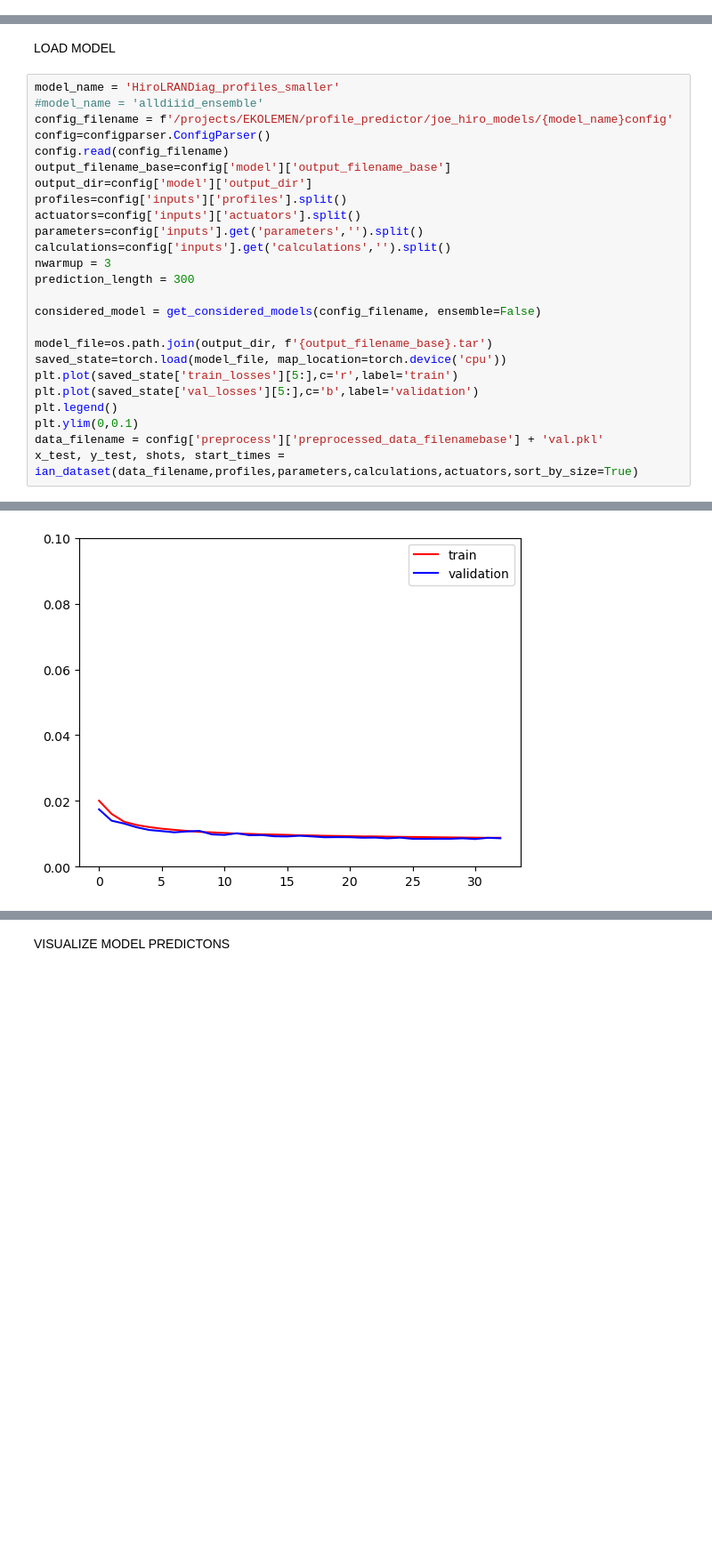
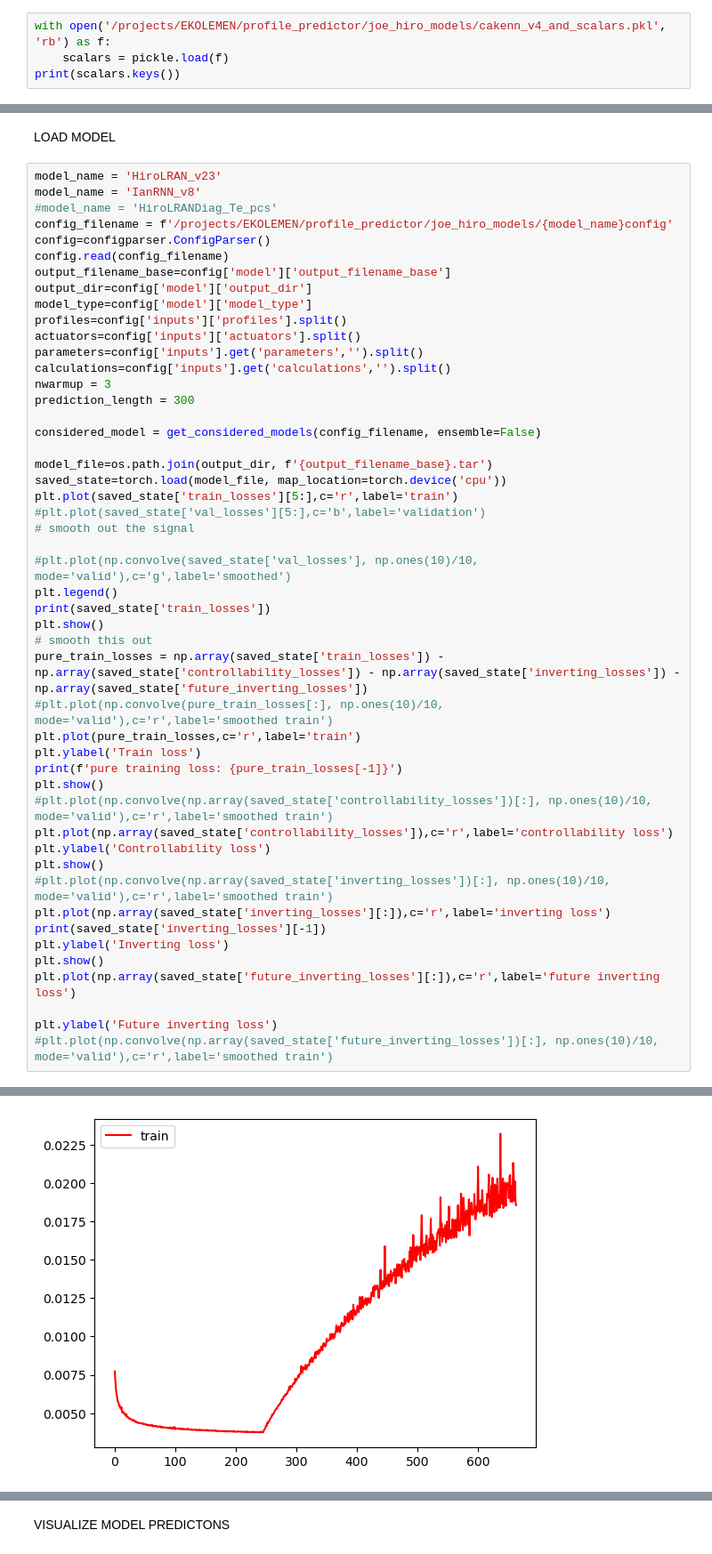
Before and after one commit to PlasmaControl/PlasmaEvolution, a Jupyter notebook: prediction_plotter.ipynb, the cells around one changed output, grey strips where cells are left out. Shown at 89% size. Cells and saved outputs as stored; diff of their text form; blank space fills up the shorter version.

Commit message:
updated prediction plotter for LRAN. To be cleaned up

```diff
--- a/prediction_plotter.ipynb
+++ b/prediction_plotter.ipynb
@@ -12,0 +18,4 @@ import os
+# %%
+with open('/projects/EKOLEMEN/profile_predictor/joe_hiro_models/cakenn_v4_and_scalars.pkl', 'rb') as f:
+    scalars = pickle.load(f)
+print(scalars.keys())
@@ -23,13 +46,15 @@ plt.rcParams.update({
 # %% [markdown]
 LOAD MODEL
 # %%
-model_name = 'HiroLRANDiag_profiles_smaller'
-#model_name = 'alldiiid_ensemble'
+model_name = 'HiroLRAN_v23'
+model_name = 'IanRNN_v8'
+#model_name = 'HiroLRANDiag_Te_pcs'
 config_filename = f'/projects/EKOLEMEN/profile_predictor/joe_hiro_models/{model_name}config'
 config=configparser.ConfigParser()
 config.read(config_filename)
 output_filename_base=config['model']['output_filename_base']
 output_dir=config['model']['output_dir']
+model_type=config['model']['model_type']
 profiles=config['inputs']['profiles'].split()
 actuators=config['inputs']['actuators'].split()
 parameters=config['inputs'].get('parameters','').split()
@@ -42,9 +67,31 @@ considered_model = get_considered_models(config_filename, ensemble=False)
 model_file=os.path.join(output_dir, f'{output_filename_base}.tar')
 saved_state=torch.load(model_file, map_location=torch.device('cpu'))
 plt.plot(saved_state['train_losses'][5:],c='r',label='train')
-plt.plot(saved_state['val_losses'][5:],c='b',label='validation')
+#plt.plot(saved_state['val_losses'][5:],c='b',label='validation')
+# smooth out the signal
+
+#plt.plot(np.convolve(saved_state['val_losses'], np.ones(10)/10, mode='valid'),c='g',label='smoothed')
 plt.legend()
-plt.ylim(0,0.1)
-data_filename = config['preprocess']['preprocessed_data_filenamebase'] + 'val.pkl'
-x_test, y_test, shots, start_times = ian_dataset(data_filename,profiles,parameters,calculations,actuators,sort_by_size=True)
+print(saved_state['train_losses'])
+plt.show()
+# smooth this out
+pure_train_losses = np.array(saved_state['train_losses']) - np.array(saved_state['controllability_losses']) - np.array(saved_state['inverting_losses']) - np.array(saved_state['future_inverting_losses'])
+#plt.plot(np.convolve(pure_train_losses[:], np.ones(10)/10, mode='valid'),c='r',label='smoothed train')
+plt.plot(pure_train_losses,c='r',label='train')
+plt.ylabel('Train loss')
+print(f'pure training loss: {pure_train_losses[-1]}')
+plt.show()
+#plt.plot(np.convolve(np.array(saved_state['controllability_losses'])[:], np.ones(10)/10, mode='valid'),c='r',label='smoothed train')
+plt.plot(np.array(saved_state['controllability_losses']),c='r',label='controllability loss')
+plt.ylabel('Controllability loss')
+plt.show()
+#plt.plot(np.convolve(np.array(saved_state['inverting_losses'])[:], np.ones(10)/10, mode='valid'),c='r',label='smoothed train')
+plt.plot(np.array(saved_state['inverting_losses'][:]),c='r',label='inverting loss')
+print(saved_state['inverting_losses'][-1])
+plt.ylabel('Inverting loss')
+plt.show()
+plt.plot(np.array(saved_state['future_inverting_losses'][:]),c='r',label='future inverting loss')
+
+plt.ylabel('Future inverting loss')
+#plt.plot(np.convolve(np.array(saved_state['future_inverting_losses'])[:], np.ones(10)/10, mode='valid'),c='r',label='smoothed train')
 # %% [output]
@@ -52 +100 @@ Using /projects/EKOLEMEN/profile_predictor/joe_hiro_models/HiroLRANDiag_profiles
-[figure, old version]
+[figure, new version]
```
Also changed, not shown: parts of 18 cells of this notebook.
